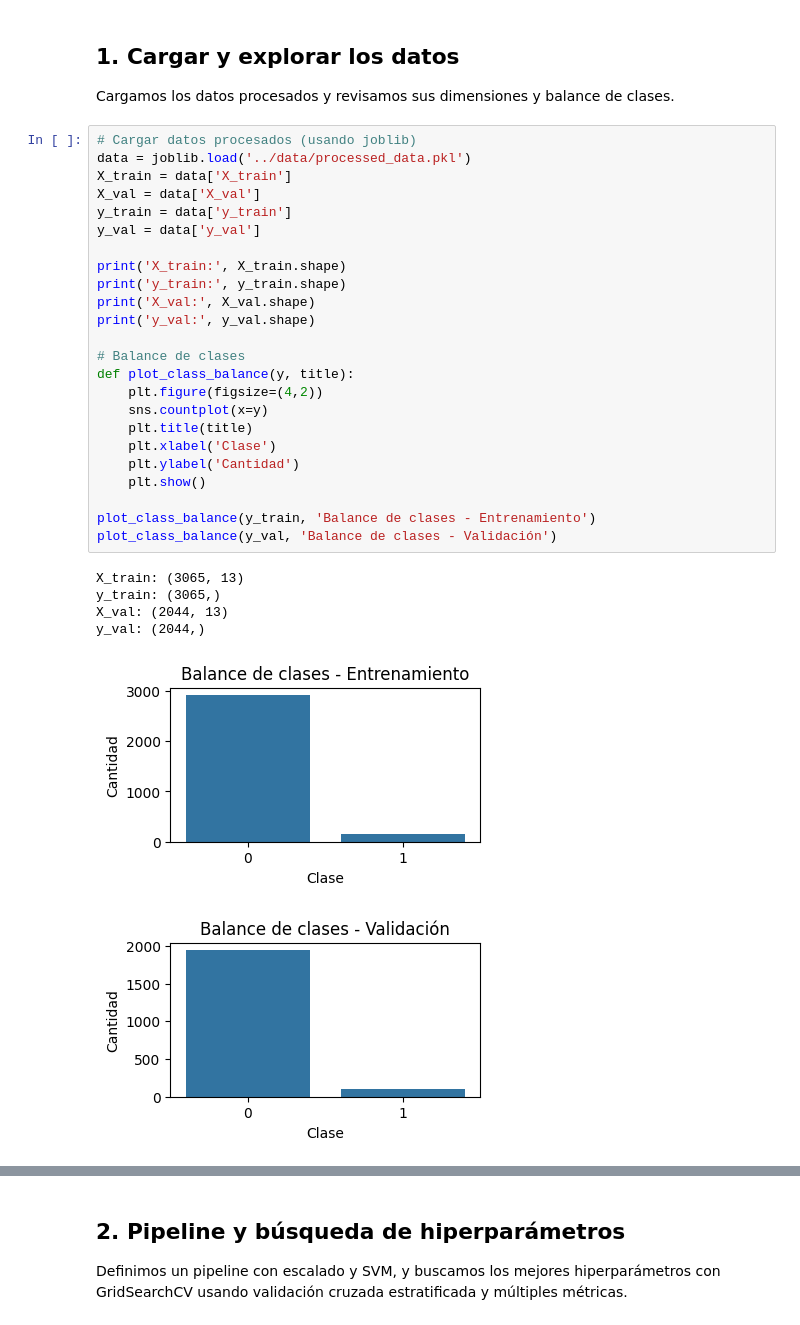
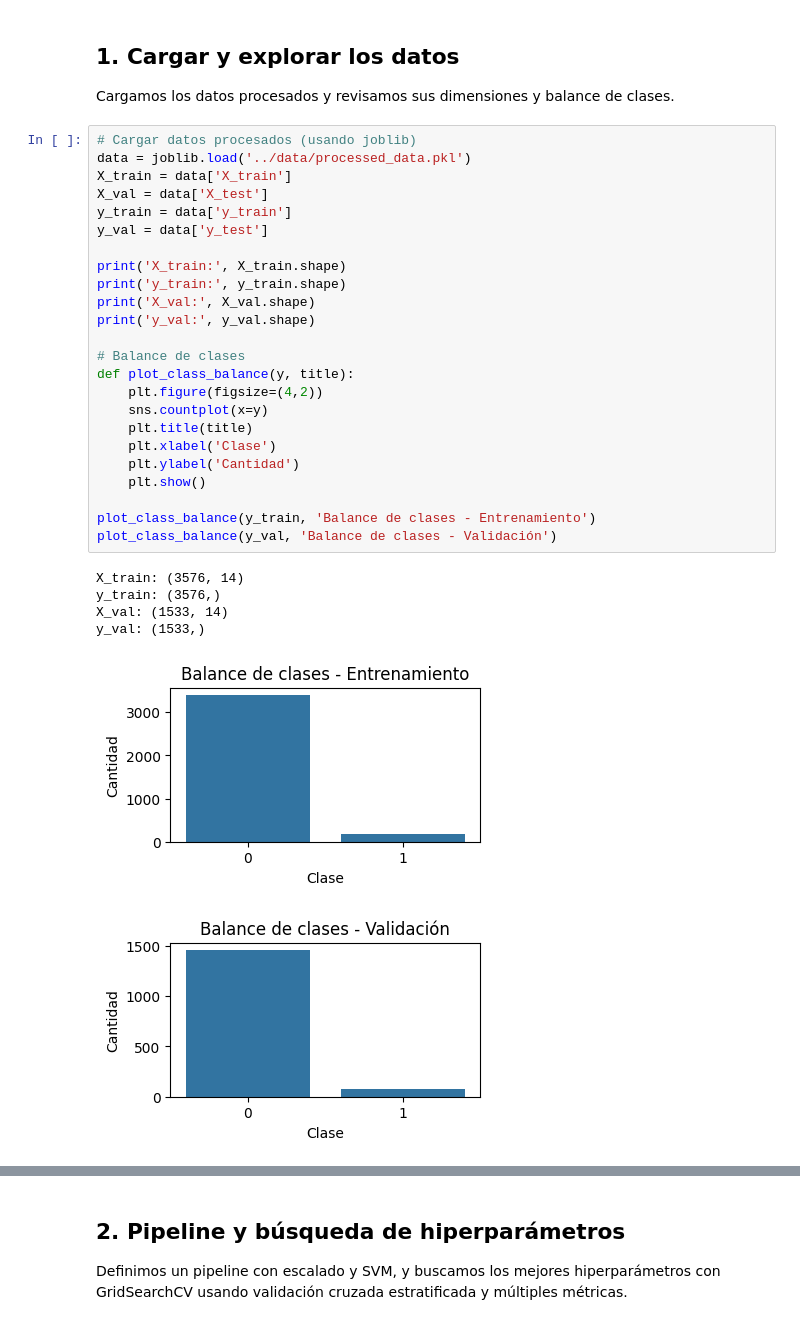
Before and after one commit to Gabriela-Sol/ML, a Jupyter notebook: notebooks/04_svm_training.ipynb, the cells around one changed output, grey strips where cells are left out. Cells and saved outputs as stored; diff of their text form.

```diff
--- a/notebooks/04_svm_training.ipynb
+++ b/notebooks/04_svm_training.ipynb
@@ -59,31 +60,31 @@ Cargamos los datos procesados y revisamos sus dimensiones y balance de clases.
 # %%
 # Cargar datos procesados (usando joblib)
 data = joblib.load('../data/processed_data.pkl')
 X_train = data['X_train']
-X_val = data['X_val']
+X_val = data['X_test']
 y_train = data['y_train']
-y_val = data['y_val']
+y_val = data['y_test']
 
 print('X_train:', X_train.shape)
 print('y_train:', y_train.shape)
 print('X_val:', X_val.shape)
 print('y_val:', y_val.shape)
 
 # Balance de clases
 def plot_class_balance(y, title):
     plt.figure(figsize=(4,2))
     sns.countplot(x=y)
     plt.title(title)
     plt.xlabel('Clase')
     plt.ylabel('Cantidad')
     plt.show()
 
 plot_class_balance(y_train, 'Balance de clases - Entrenamiento')
 plot_class_balance(y_val, 'Balance de clases - Validación')
 # %% [output]
-X_train: (3065, 13)
-y_train: (3065,)
-X_val: (2044, 13)
-y_val: (2044,)
+X_train: (3576, 14)
+y_train: (3576,)
+X_val: (1533, 14)
+y_val: (1533,)
-[figure, old version]
+[figure, new version]
-[figure, old version]
+[figure, new version]
```
Also changed, not shown: parts of 11 cells of this notebook, 3 other files.
